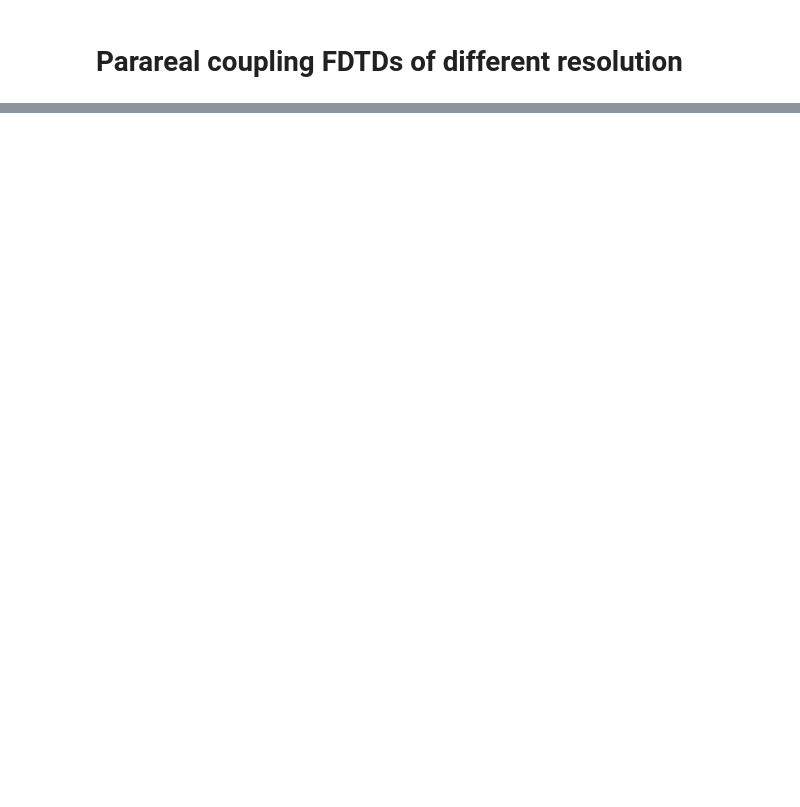
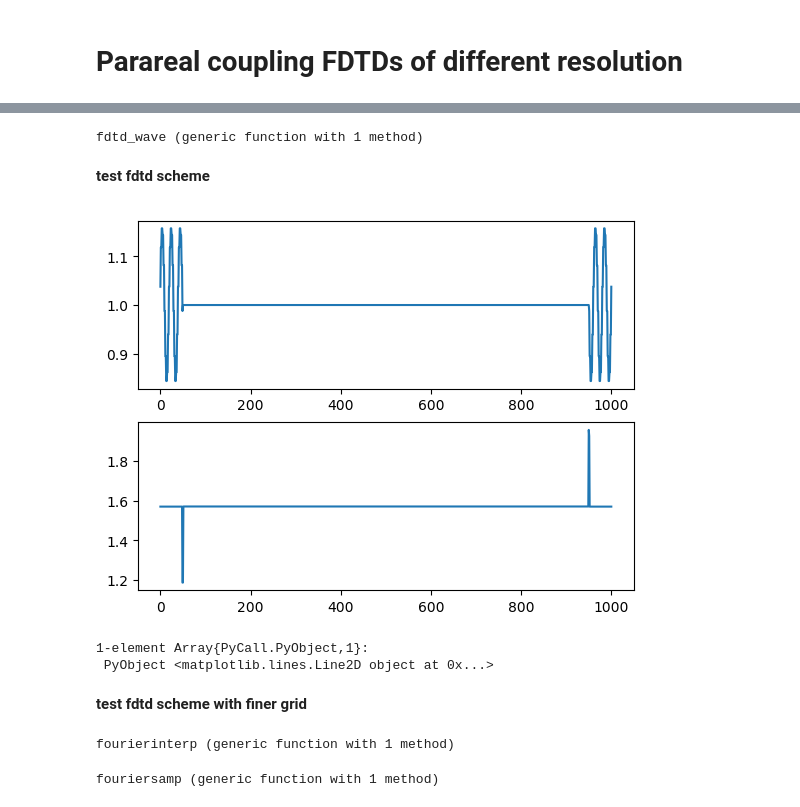
Before and after one commit to hieu325/juliawaveparareal, a Jupyter notebook: parareal1dwave.ipynb, the cells around one changed output, grey strips where cells are left out. Drawn from its saved outputs; the diff is of its cells as text; code cells hidden in the pictures; blank space fills up the shorter version.

```diff
--- a/parareal1dwave.ipynb
+++ b/parareal1dwave.ipynb
@@ -250,0 +25,79 @@ PyObject <matplotlib.colorbar.Colorbar object at 0x...>
+# %%
+function fdtd_wave(u0,ut0,dx,t_final)
+
+    c = 1.0;
+    dt = dx/1.0;
+    N = size(u0,1);
+    u = complex(zeros(N));
+    ut= complex(zeros(N));
+    preu=complex(zeros(N));
+
+    u[:] =u0;
+    ut[:]=ut0;
+    time = collect(dt:dt:t_final-dt);  # time array
+
+    B = spdiagm((ones(N-1),-2*ones(N),ones(N-1)), (-1,0,1))/dx^2;
+    B[1,N] = 1.0/dx^2;
+    B[N,1] = 1.0/dx^2;
+
+    wfd(y,yt) = y + yt*dt + 0.5*dt^2*c^2*B*y;
+
+    for t = 1:Int(floor(t_final/dt))
+        preu[:]=u;
+        u = wfd(u,ut);
+        ut= ut+0.5*dt*c^2*(B*preu+B*u);
+    end
+
+    return (u,ut)
+
+end
+# %% [output]
+fdtd_wave (generic function with 1 method)
+# %% [markdown]
+**test fdtd scheme**
+# %%
+uX,utX=fdtd_wave(u,ut,dX,10);
+figure()
+subplot(2,1,1)
+plot(abs.(uX))
+subplot(2,1,2)
+plot(abs.(utX))
+# %% [output]
+[figure, added]
+1-element Array{PyCall.PyObject,1}:
+ PyObject <matplotlib.lines.Line2D object at 0x...>
+# %% [markdown]
+**test fdtd scheme with finer grid**
+# %%
+### interpolate u
+function splineinterp(a,m)
+    N=size(a,1);
+    periodica=[a[end-2:end-1]; a; a[2:3]];
+    itp_u  = interpolate(periodica,BSpline(Cubic(Line())), OnGrid());
+    return itp_u[collect(3:1/m:N+2)];
+end
+
+function fourierinterp(a,m)
+    N=size(a,1);
+    aff = fft(a);
+    return ifft([aff[1:Int(floor(N/2))];complex(zeros((m-1)*(N-1)));aff[Int(floor(N/2))+1:end]])*((N-1)*m+1)/N;
+end
+# %% [output]
+fourierinterp (generic function with 1 method)
+# %%
+function downsamp(a,m)
+    N=size(a,1);
+    periodica=[a[end-3:end-1]; a; a[2:4]];
+    itp_u = interpolate(periodica,BSpline(Constant()), OnGrid());
+    return itp_u[collect(4:m:N+3)];
+end
+
+function fouriersamp(a,m)
+    N=size(a,1);
+    aff = fft(a);
+    st=Int(floor(N/(2*m)))
+    en=N-Int(floor(N/(2*m)))
+    return ifft([aff[1:st];aff[en:end]])*((N-1)/m+1)/(N);
+end
+# %% [output]
+fouriersamp (generic function with 1 method)
```
Also changed, not shown: parts of 46 cells of this notebook.
